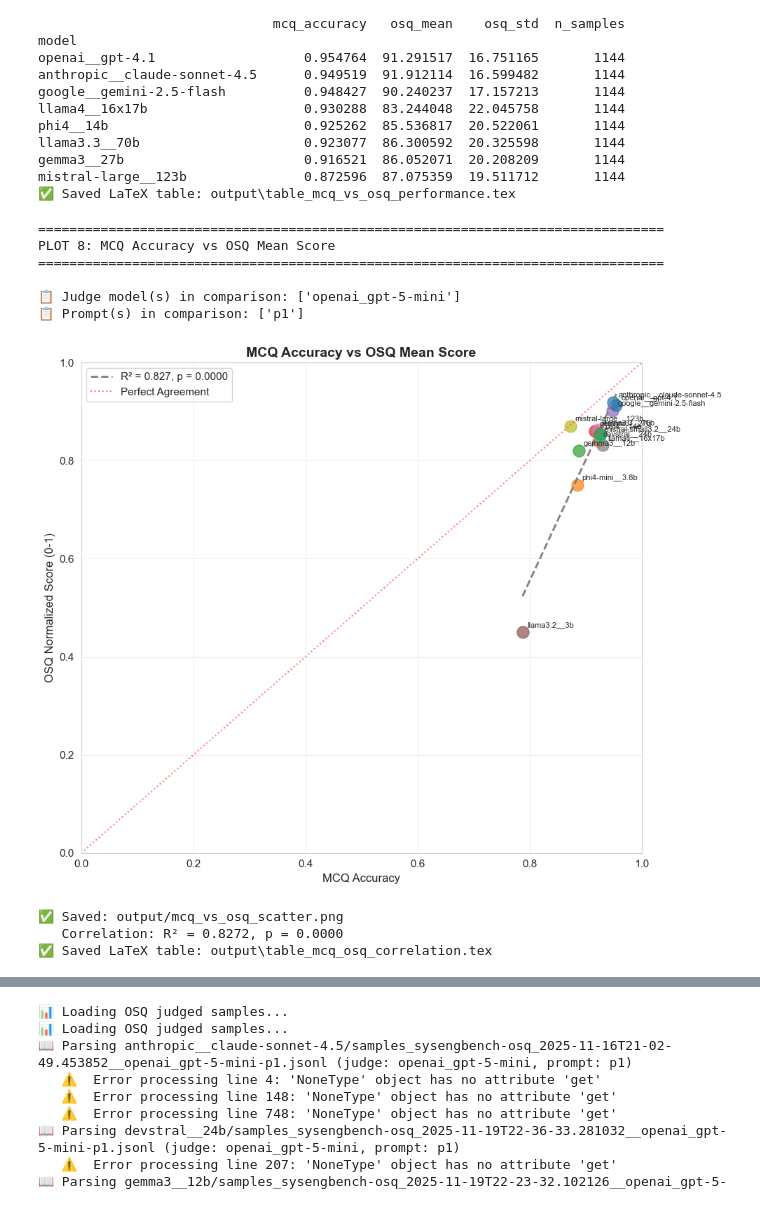
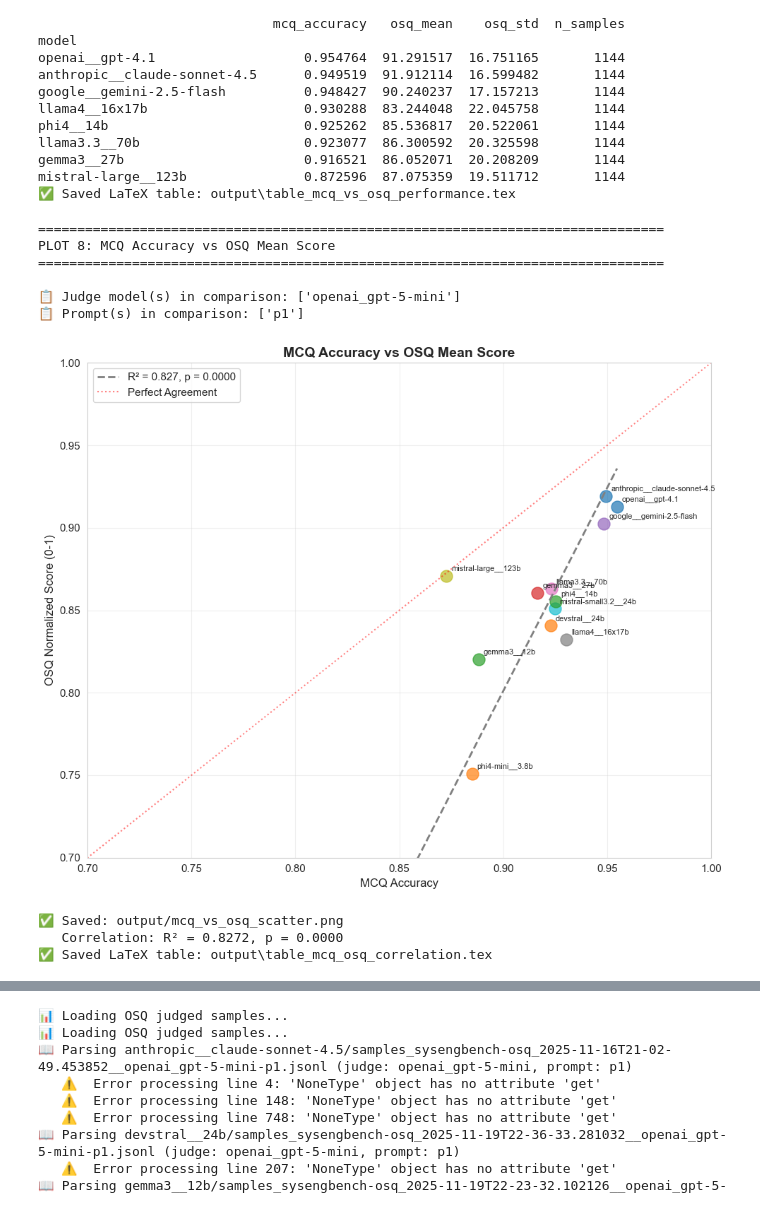
Before and after one commit to ryan-a-bell/dissertation, a Jupyter notebook: src/phase6_analysis/analysis.ipynb, the cells around one changed output, grey strips where cells are left out. Saved outputs shown, nothing was run; the diff lists cells and outputs as text; code cells hidden in the pictures.

```diff
--- a/src/phase6_analysis/analysis.ipynb
+++ b/src/phase6_analysis/analysis.ipynb
@@ -450,0 +509,34 @@ Model: phi4__14b
+# %%
+import pandas as pd
+from scipy.stats import chi2_contingency
+
+rows = []
+
+for model in mcq_fixed['model'].unique():
+    model_data = mcq_fixed[mcq_fixed['model'] == model]
+    contingency = pd.crosstab(model_data['variant'], model_data['is_correct'])
+
+    chi2, p_value, dof, expected = chi2_contingency(contingency)
+    expected_df = pd.DataFrame(expected, index=contingency.index, columns=contingency.columns)
+
+    flat_observed = contingency.stack()
+    flat_expected = expected_df.stack()
+
+    row = {
+        "model": model,
+        "chi_square": chi2,
+        "p_value": p_value,
+        "dof": dof,
+        "significant_0.05": p_value < 0.05,
+    }
+
+    # Add observed + expected columns
+    for idx, val in flat_observed.items():
+        row[f"obs_{idx[0]}_{idx[1]}"] = val
+    for idx, val in flat_expected.items():
+        row[f"exp_{idx[0]}_{idx[1]}"] = val
+
+    rows.append(row)
+
+chi_square_df = pd.DataFrame(rows)
+chi_square_df
@@ -466,8 +628,8 @@ print("Alternative: At least one position group differs\n")
 # Group accuracy by position
 position_groups = []
 position_labels = []
-for pos in sorted(df_fixed['position'].unique()):
-    group = df_fixed[df_fixed['position'] == pos]['accuracy']
+for pos in sorted(mcq_fixed['position'].unique()):
+    group = mcq_fixed[mcq_fixed['position'] == pos]['accuracy']
     position_groups.append(group)
     position_labels.append(pos)
     print(f"Position {pos}: n={len(group)}, median={group.median():.4f}")
@@ -514,7 +676,7 @@ kruskal_results = {
     'effect_interpretation': effect_interp,
     'n_groups': k_groups,
     'n_total': n_total,
-    'group_medians': {pos: float(df_fixed[df_fixed['position'] == pos]['accuracy'].median())
+    'group_medians': {pos: float(mcq_fixed[mcq_fixed['position'] == pos]['accuracy'].median())
                       for pos in position_labels}
 }
 
@@ -2549,40 +2896,40 @@ if osq_available and len(aligned_df) > 0:
     ax.set_title('MCQ Accuracy vs OSQ Mean Score', fontsize=14, fontweight='bold')
     ax.legend()
     ax.grid(True, alpha=0.3)
-    ax.set_xlim(0, 1)
-    ax.set_ylim(0, 1)
+    ax.set_xlim(0.7, 1)
+    ax.set_ylim(0.7, 1)
 
     plt.tight_layout()
     plt.savefig(output_dir / 'mcq_vs_osq_scatter.png', dpi=300, bbox_inches='tight')
     plt.show()
 
     print(f"✅ Saved: {output_dir}/mcq_vs_osq_scatter.png")
     print(f"   Correlation: R² = {r_value**2:.4f}, p = {p_value:.4f}")
 
     # Export correlation table
     corr_table = pd.DataFrame({
         'Metric': ['Pearson R', 'R²', 'p-value', 'Slope', 'Intercept'],
         'Value': [r_value, r_value**2, p_value, slope, intercept]
     }).set_index('Metric')
 
     export_latex_table(
         corr_table,
         'table_mcq_osq_correlation.tex',
         'MCQ vs OSQ Correlation Statistics',
         'tab:mcq_osq_correlation',
         column_format='lr'
     )
 else:
     print("\n⚠️  Skipping Plot 8 (MCQ vs OSQ Scatter): Insufficient aligned data")
     print(f"   Current aligned samples: {len(aligned_df) if 'aligned_df' in locals() else 0}")
 # %% [output]
 ================================================================================
 PLOT 8: MCQ Accuracy vs OSQ Mean Score
 ================================================================================
 
 📋 Judge model(s) in comparison: ['openai_gpt-5-mini']
 📋 Prompt(s) in comparison: ['p1']
-[figure, old version]
+[figure, new version]
 ✅ Saved: output/mcq_vs_osq_scatter.png
    Correlation: R² = 0.8272, p = 0.0000
 ✅ Saved LaTeX table: output\table_mcq_osq_correlation.tex
```
Also changed, not shown: parts of 24 cells of this notebook, 21 other files.
